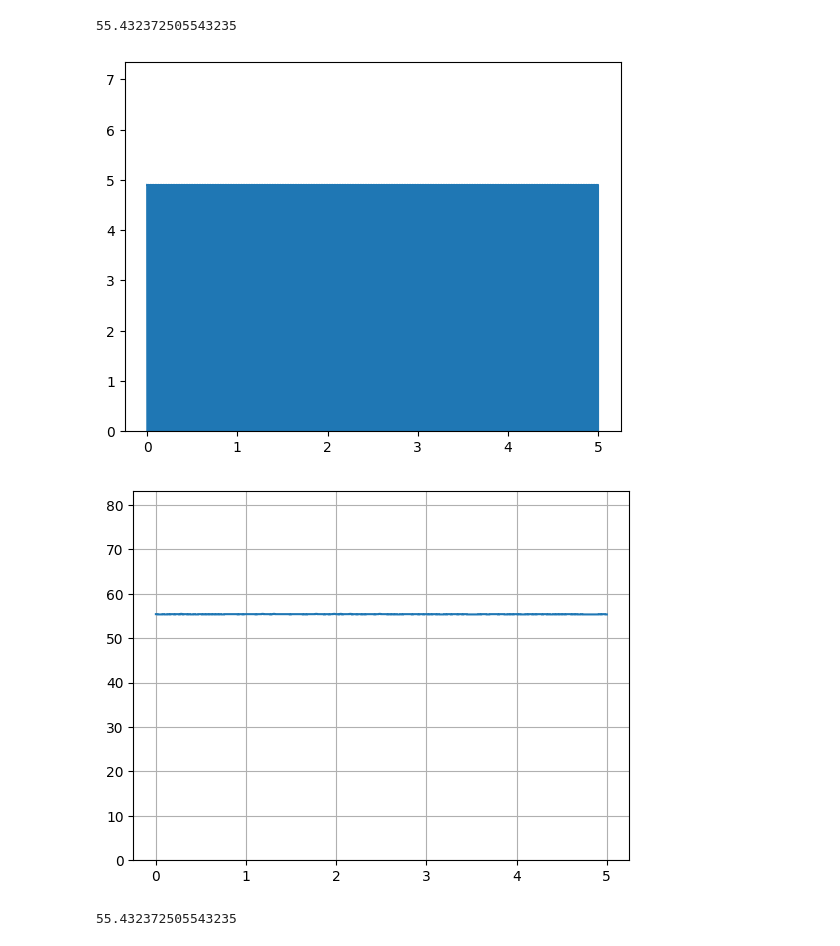
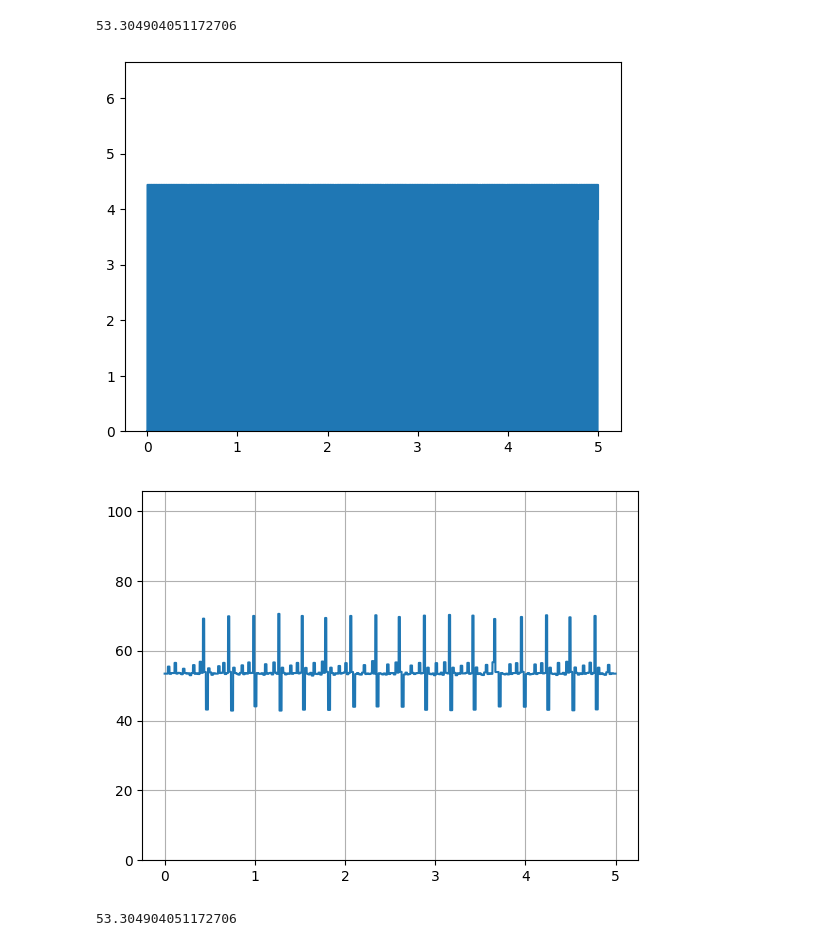
Before and after one commit to dossleo/ProjetoFinal_LeoanrdoPacheco_UFRJ_LAVI, a Jupyter notebook: ler_rpm.ipynb, the cells around one changed output. Saved outputs shown, nothing was run; the diff lists cells and outputs as text; code cells hidden in the pictures.

```diff
--- a/ler_rpm.ipynb
+++ b/ler_rpm.ipynb
@@ -1,19 +53,9 @@
 # %%
-import models
-import os
-import pandas as pd
-from models import get_raw_data, get_rpm
-import matplotlib.pyplot as plt
-import numpy as np
-
-
-pasta = 'database/dados_brutos/normal'
-
 arquivos = os.listdir(pasta)
 rpms = []
 tamanho = 150000
 
-sinal = get_raw_data.GetData(pasta,arquivos[43],models.colunas['rotacao'])
+sinal = get_raw_data.GetData(pasta,arquivos[-1],0)
 
 sinal = sinal.Get()
 # sinal = pd.json_normalize(sinal)
@@ -43,5 +85,5 @@ print(rpm_medio)
-55.432372505543235
+53.304904051172706
-[figure, old version]
+[figure, new version]
-[figure, old version]
+[figure, new version]
-55.432372505543235
+53.304904051172706
 # %%
```
Also changed, not shown: parts of 4 cells of this notebook, 7 other files.
